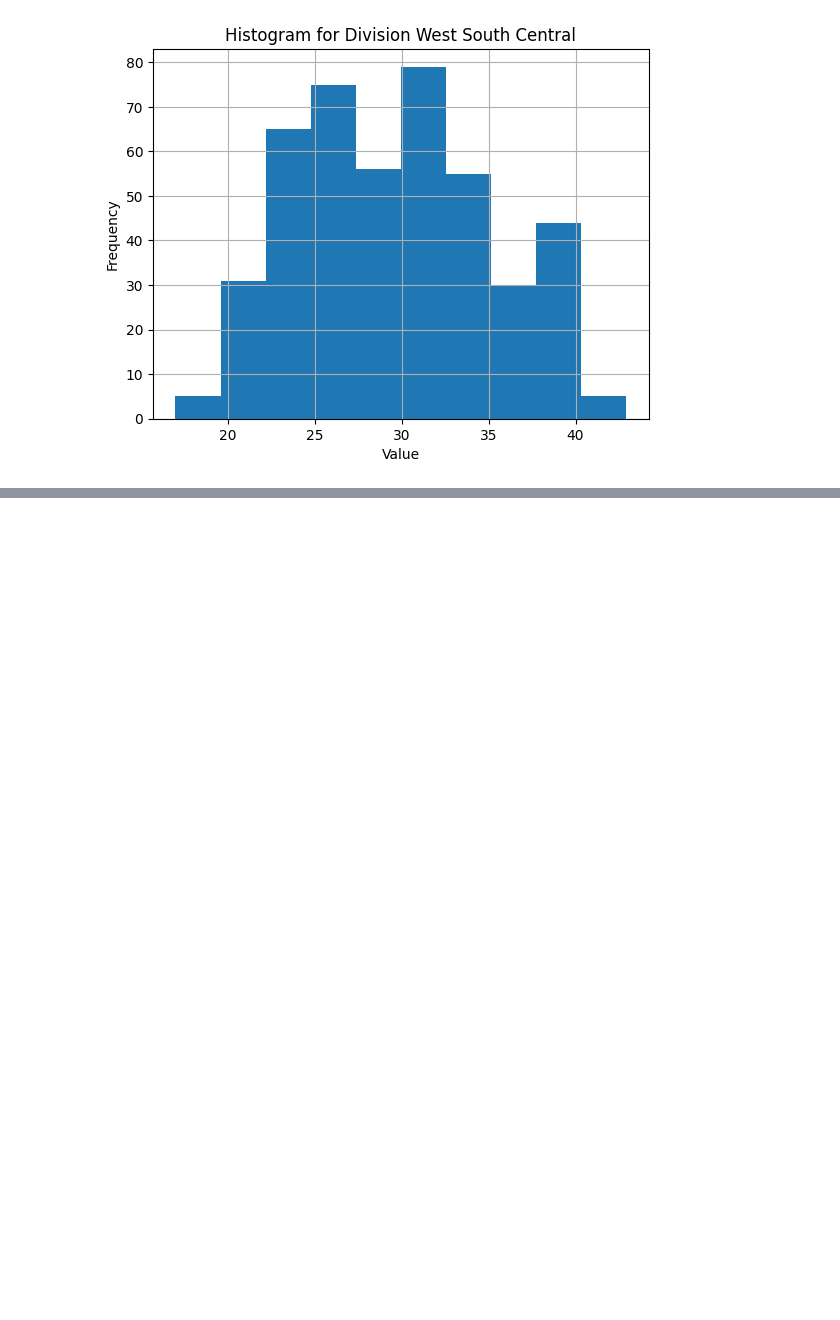
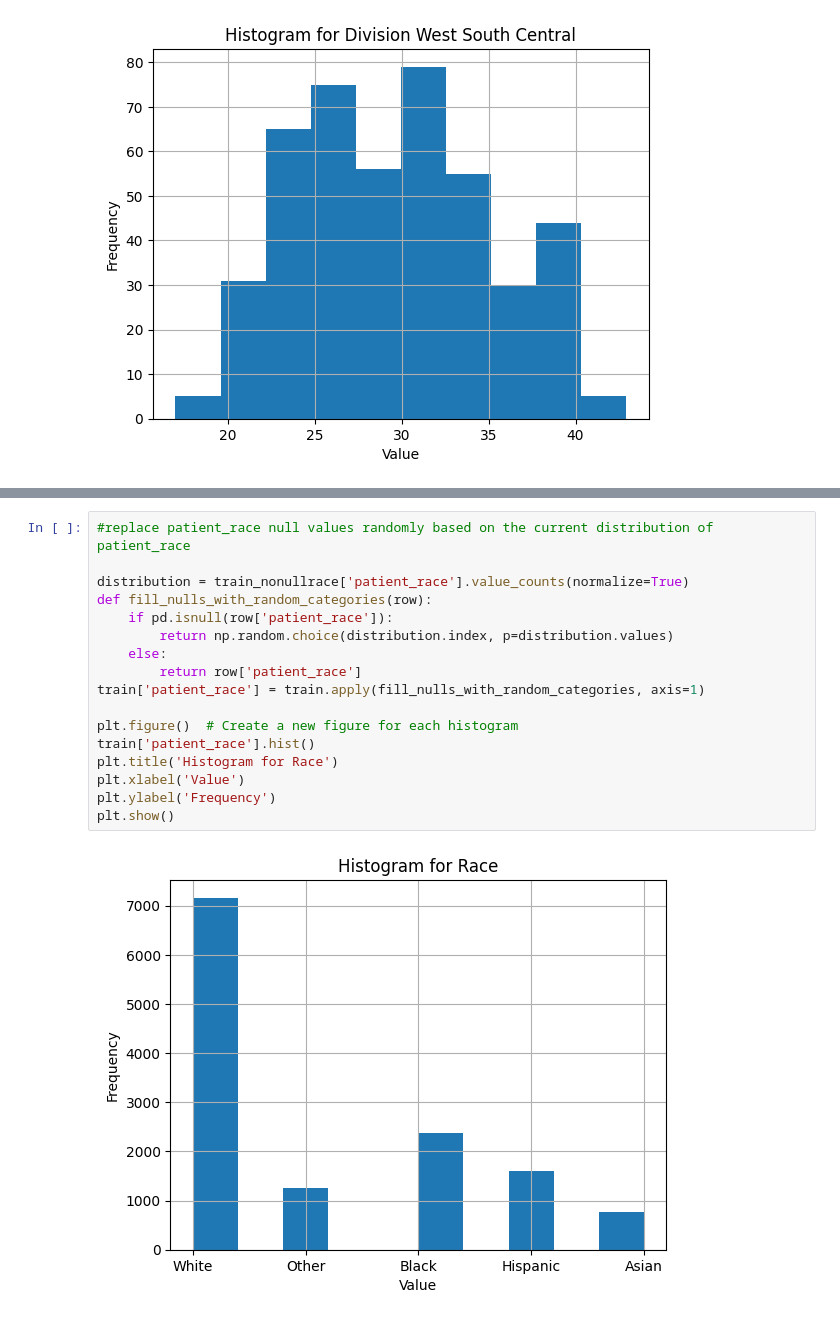
Before and after one commit to camohenry/WiDSproject, a Jupyter notebook: WiDS Project.ipynb, the cells around one changed output, grey strips where cells are left out. Drawn from its saved outputs; the diff is of its cells as text; blank space fills up the shorter version.

```diff
--- a/WiDS Project.ipynb
+++ b/WiDS Project.ipynb
@@ -169,0 +216,19 @@ plt.show()
+# %%
+#replace patient_race null values randomly based on the current distribution of patient_race
+
+distribution = train_nonullrace['patient_race'].value_counts(normalize=True)
+def fill_nulls_with_random_categories(row):
+    if pd.isnull(row['patient_race']):
+        return np.random.choice(distribution.index, p=distribution.values)
+    else:
+        return row['patient_race']
+train['patient_race'] = train.apply(fill_nulls_with_random_categories, axis=1)
+
+plt.figure()  # Create a new figure for each histogram
+train['patient_race'].hist()
+plt.title('Histogram for Race')
+plt.xlabel('Value')
+plt.ylabel('Frequency')
+plt.show()
+# %% [output]
+[figure, added]
```
Also changed, not shown: parts of 9 cells of this notebook.
